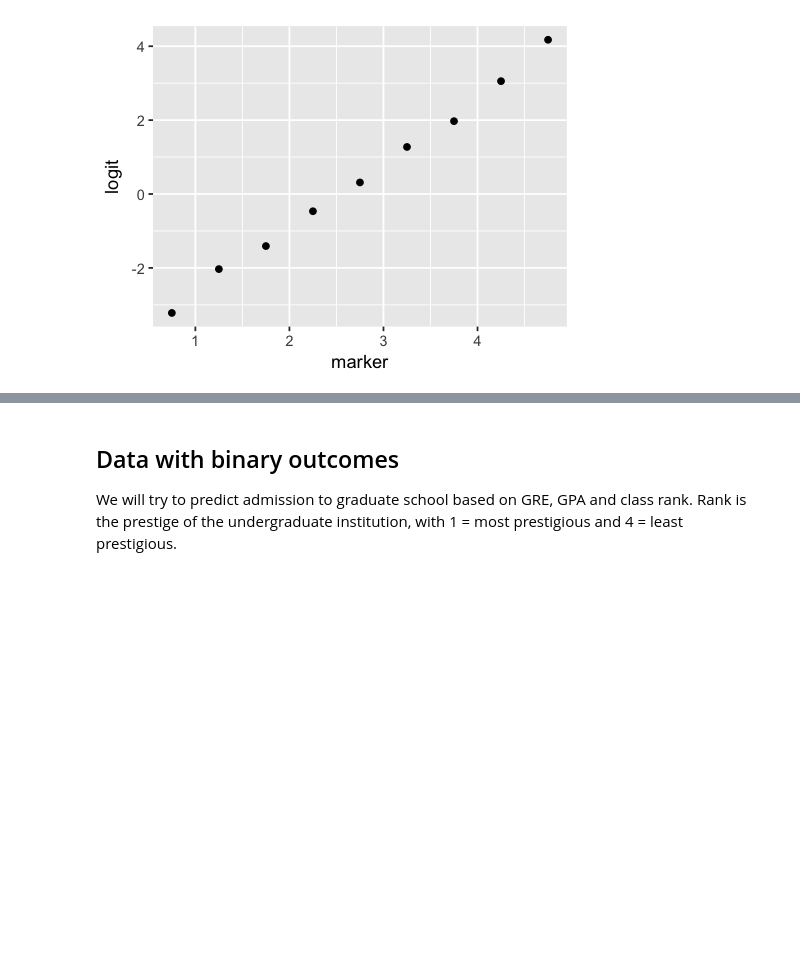
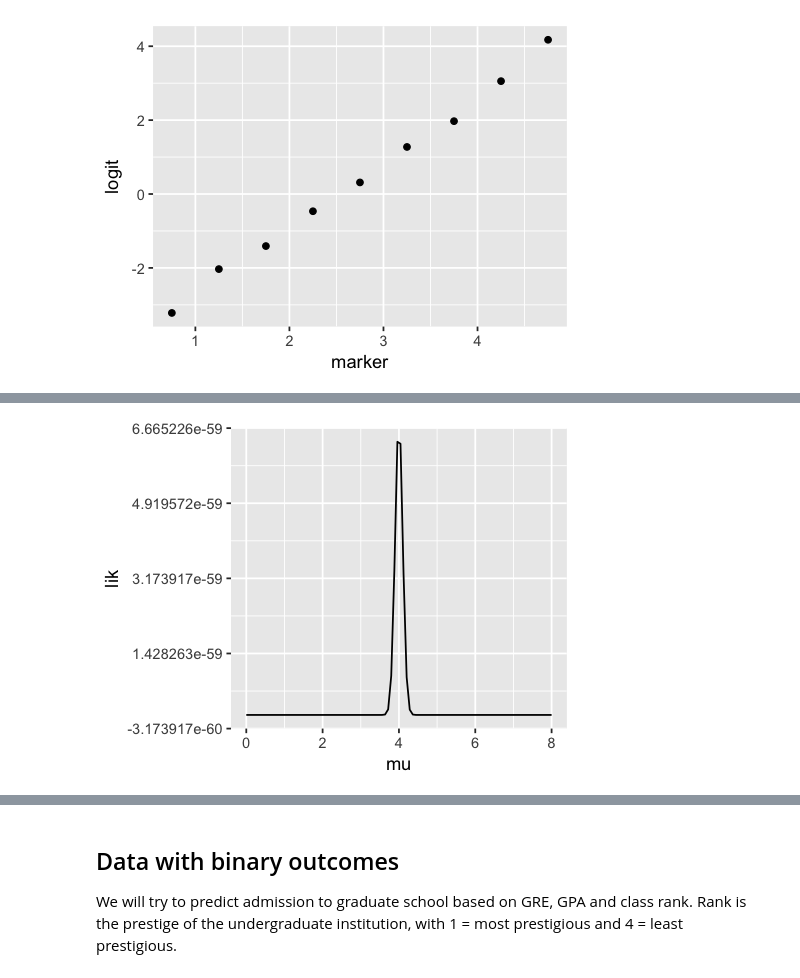
Before and after one commit to cliburn/biostatistics-review, a Jupyter notebook: SR14_Logistic_regression.ipynb, the cells around one changed output, grey strips where cells are left out. Saved outputs shown, nothing was run; the diff lists cells and outputs as text; code cells hidden in the pictures; blank space fills up the shorter version.

```diff
--- a/SR14_Logistic_regression.ipynb
+++ b/SR14_Logistic_regression.ipynb
@@ -66,0 +87,10 @@ ggplot(df2, aes(x=marker, y=logit)) + geom_point()
+# %%
+mus <- seq(0, 8, length.out = 100)
+lik <- vector('numeric', length=100)
+for (i in 1:100) {
+    lik[i] <- prod(dnorm(x, mean=mus[i], sd=1))
+}
+# %%
+ggplot(data.frame(mu=mus, lik=lik), aes(x=mu, y=lik)) + geom_line()
+# %% [output]
+[figure, added]
```
Also changed, not shown: parts of 9 cells of this notebook.
